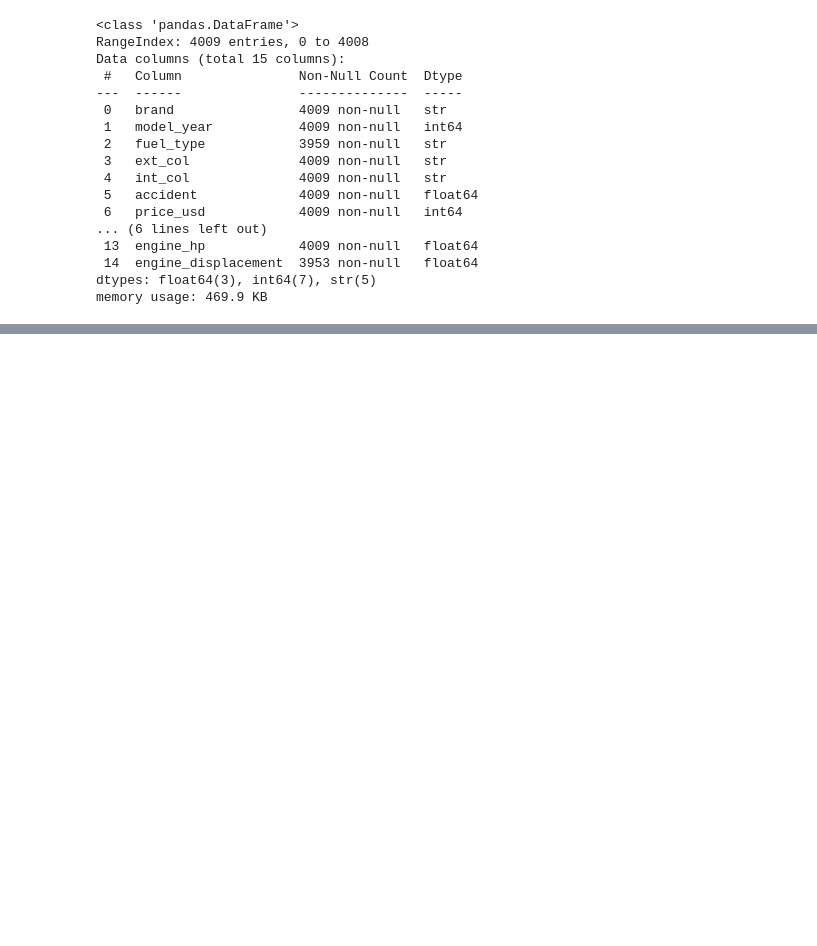
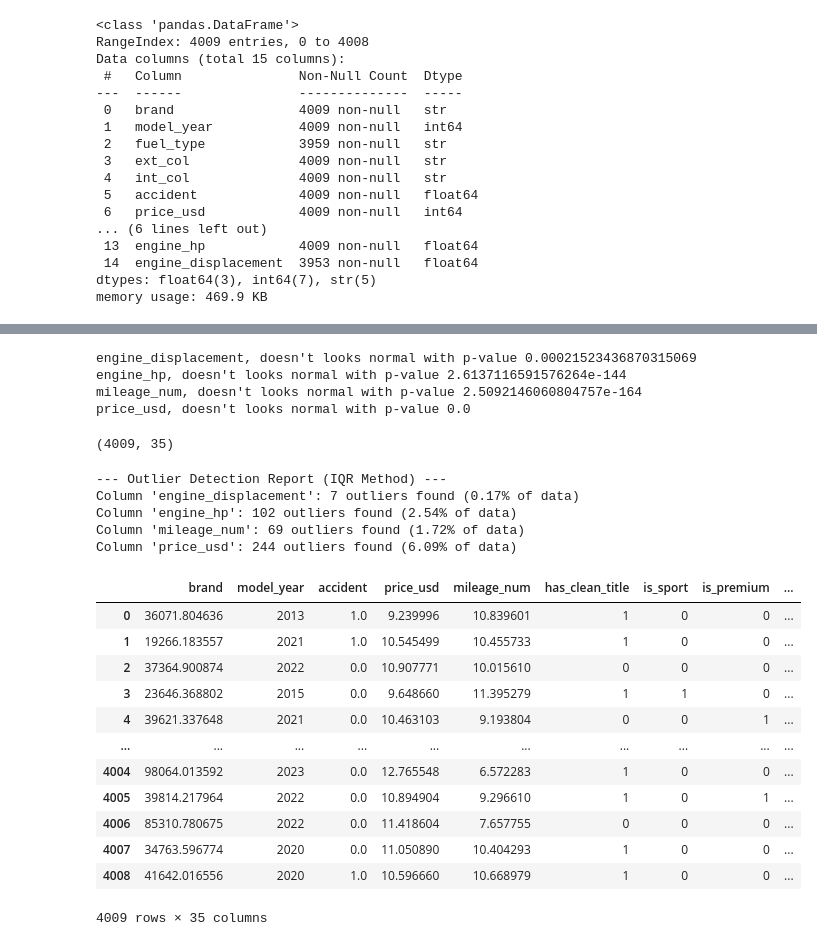
Before and after one commit to DiwasDev/Used_Car_Price_Prediction, a Jupyter notebook: notebooks/eda.ipynb, the cells around one changed output, grey strips where cells are left out. Saved outputs shown, nothing was run; the diff lists cells and outputs as text; code cells hidden in the pictures; blank space fills up the shorter version.

```diff
--- a/notebooks/eda.ipynb
+++ b/notebooks/eda.ipynb
@@ -919,0 +1083,9 @@ df
+# %%
+numeric_cols = ['engine_displacement', 'engine_hp', 'mileage_num', 'price_usd']
+for col in numeric_cols:
+    statistical_normality_test(df, col)
+# %% [output]
+engine_displacement, doesn't looks normal with p-value 0.00021523436870315069
+engine_hp, doesn't looks normal with p-value 2.6137116591576264e-144
+mileage_num, doesn't looks normal with p-value 2.5092146060804757e-164
+price_usd, doesn't looks normal with p-value 0.0
@@ -919,0 +1121,31 @@ df
+# %%
+df.shape
+# %% [output]
+(4009, 35)
+# %%
+check_outlier_qa(df = df, numeric_cols=numeric_cols)
+# %% [output]
+--- Outlier Detection Report (IQR Method) ---
+Column 'engine_displacement': 7 outliers found (0.17% of data)
+Column 'engine_hp': 102 outliers found (2.54% of data)
+Column 'mileage_num': 69 outliers found (1.72% of data)
+Column 'price_usd': 244 outliers found (6.09% of data)
+# %%
+df['price_usd'] = np.log1p(df['price_usd']).values
+df['mileage_num'] = np.log1p(df['mileage_num']).values
+# %%
+df
+# %% [output]
+|  | brand | model_year | accident | price_usd | mileage_num | has_clean_title | is_sport | is_premium | ... |
+| 0 | 36071.804636 | 2013 | 1.0 | 9.239996 | 10.839601 | 1 | 0 | 0 | ... |
+| 1 | 19266.183557 | 2021 | 1.0 | 10.545499 | 10.455733 | 1 | 0 | 0 | ... |
+| 2 | 37364.900874 | 2022 | 0.0 | 10.907771 | 10.015610 | 0 | 0 | 0 | ... |
+| 3 | 23646.368802 | 2015 | 0.0 | 9.648660 | 11.395279 | 1 | 1 | 0 | ... |
+| 4 | 39621.337648 | 2021 | 0.0 | 10.463103 | 9.193804 | 0 | 0 | 1 | ... |
+| ... | ... | ... | ... | ... | ... | ... | ... | ... | ... |
+| 4004 | 98064.013592 | 2023 | 0.0 | 12.765548 | 6.572283 | 1 | 0 | 0 | ... |
+| 4005 | 39814.217964 | 2022 | 0.0 | 10.894904 | 9.296610 | 1 | 0 | 1 | ... |
+| 4006 | 85310.780675 | 2022 | 0.0 | 11.418604 | 7.657755 | 0 | 0 | 0 | ... |
+| 4007 | 34763.596774 | 2020 | 0.0 | 11.050890 | 10.404293 | 1 | 0 | 0 | ... |
+| 4008 | 41642.016556 | 2020 | 1.0 | 10.596660 | 10.668979 | 1 | 0 | 0 | ... |
+4009 rows × 35 columns
```
Also changed, not shown: parts of 25 cells of this notebook, 2 other files.
